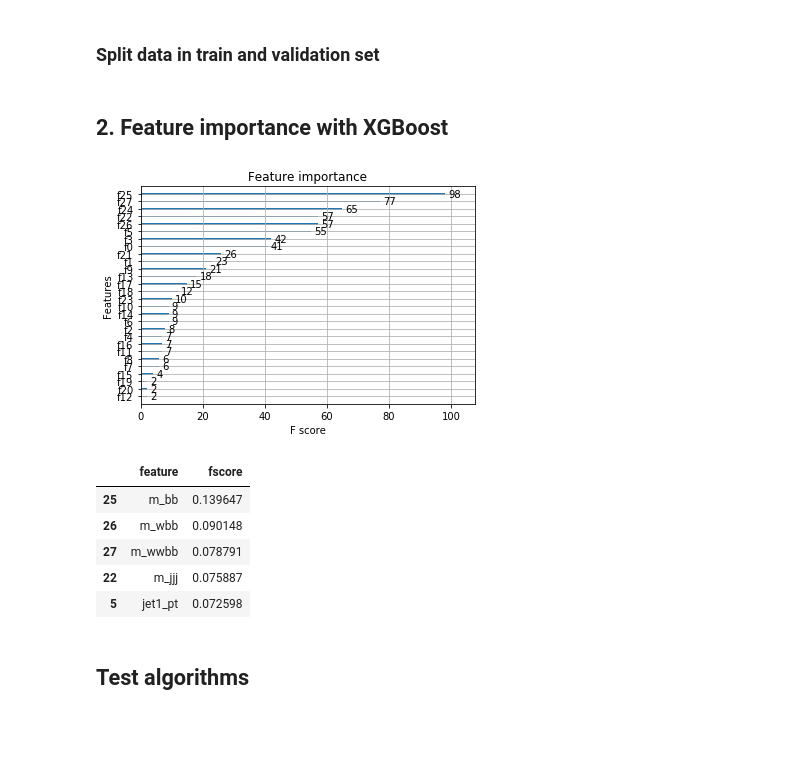
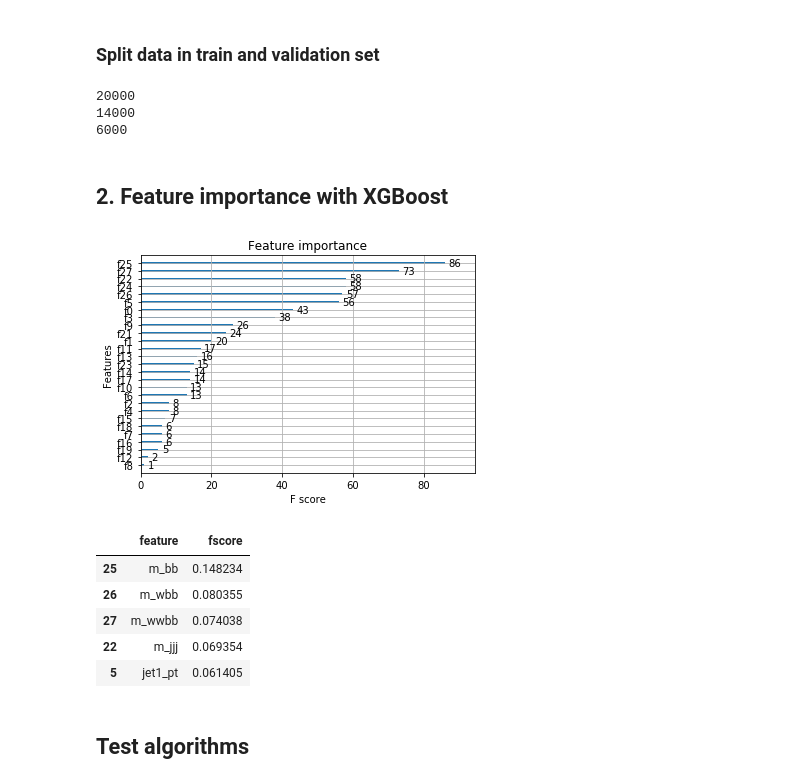
Before and after one commit to llayer/ml_exercise, a Jupyter notebook: Higgs.ipynb, the cells around one changed output. Saved outputs shown, nothing was run; the diff lists cells and outputs as text; code cells hidden in the pictures; blank space fills up the shorter version.

```diff
--- a/Higgs.ipynb
+++ b/Higgs.ipynb
@@ -26,8 +17,8 @@ ml_exercise  sample_data  xgboost.h5
 # %% [markdown]
 ## 1. Load data
 # %%
-sig = pd.read_hdf('ml_exercise/higgs_signal.h5')
-bkg = pd.read_hdf('ml_exercise/higgs_bkg.h5')
+sig = pd.read_hdf('higgs_signal.h5')
+bkg = pd.read_hdf('higgs_bkg.h5')
 # %%
 sig.head()
 # %% [output]
@@ -45,24 +37,33 @@ data = pd.concat([sig, bkg])
 from sklearn.metrics import roc_auc_score
 from sklearn.model_selection import train_test_split
 
-def prep_data(data, val_size = 0.2):
+def prep_data(data, val_size = 0.3):
 
-    features = data.drop(['label'], axis=1)
-    labels = data[['label']].values.ravel()
-    X_train, X_val, y_train, y_val = train_test_split(features, labels, test_size=val_size, random_state=42)
 
-    return X_train, X_val, y_train, y_val
+    X_train, X_val = train_test_split(data, test_size = val_size, stratify = data['label'], random_state = 0)
 
-X_train, X_val, y_train, y_val = prep_data(data)
+    return X_train, X_val
+
+X_train, X_val = prep_data(data)
+# %%
+print( len(data) )
+print( len(X_train) )
+print( len(X_val) )
+# %% [output]
+20000
+14000
+6000
 # %% [markdown]
 ## 2. Feature importance with XGBoost
 # %%
 import xgboost as xgb
 from xgboost import plot_importance
 
-def get_feature_importance(X, y):
+def get_feature_importance(data):
 
-    X_train, X_test, y_train, y_test = train_test_split(X.values, y, test_size=0.33, random_state=42)
+    features = data.drop(['label'], axis=1).values
+    labels = data[['label']].values.ravel()
+    X_train, X_test, y_train, y_test = train_test_split(features, labels, test_size=0.33, random_state=42)
 
     # Early stopping
     early_stopping_rounds = 5
@@ -86,18 +87,18 @@ def get_feature_importance(X, y):
 
     return feature_importance
 # %%
-feature_importance = get_feature_importance(X_train, y_train)
+feature_importance = get_feature_importance(X_train)
 # %% [output]
-[figure, old version]
+[figure, new version]
 # %%
 feature_importance.head()
 # %% [output]
 |  | feature | fscore |
-| 25 | m_bb | 0.139647 |
-| 26 | m_wbb | 0.090148 |
-| 27 | m_wwbb | 0.078791 |
-| 22 | m_jjj | 0.075887 |
-| 5 | jet1_pt | 0.072598 |
+| 25 | m_bb | 0.148234 |
+| 26 | m_wbb | 0.080355 |
+| 27 | m_wwbb | 0.074038 |
+| 22 | m_jjj | 0.069354 |
+| 5 | jet1_pt | 0.061405 |
 # %% [markdown]
 ## Test algorithms
 # %% [markdown]
```
Also changed, not shown: parts of 21 cells of this notebook, 1 other file.
